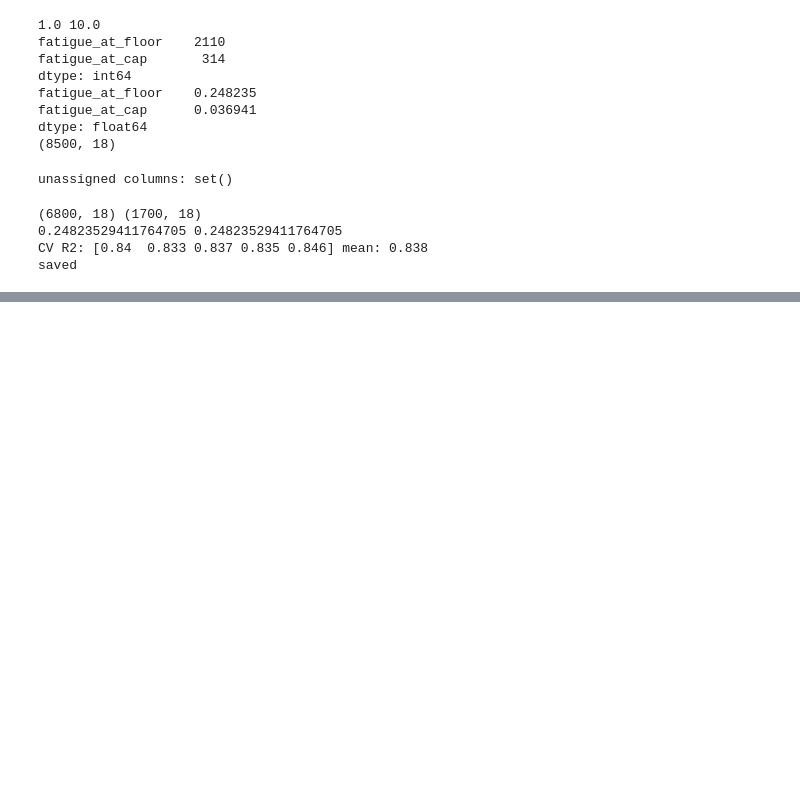
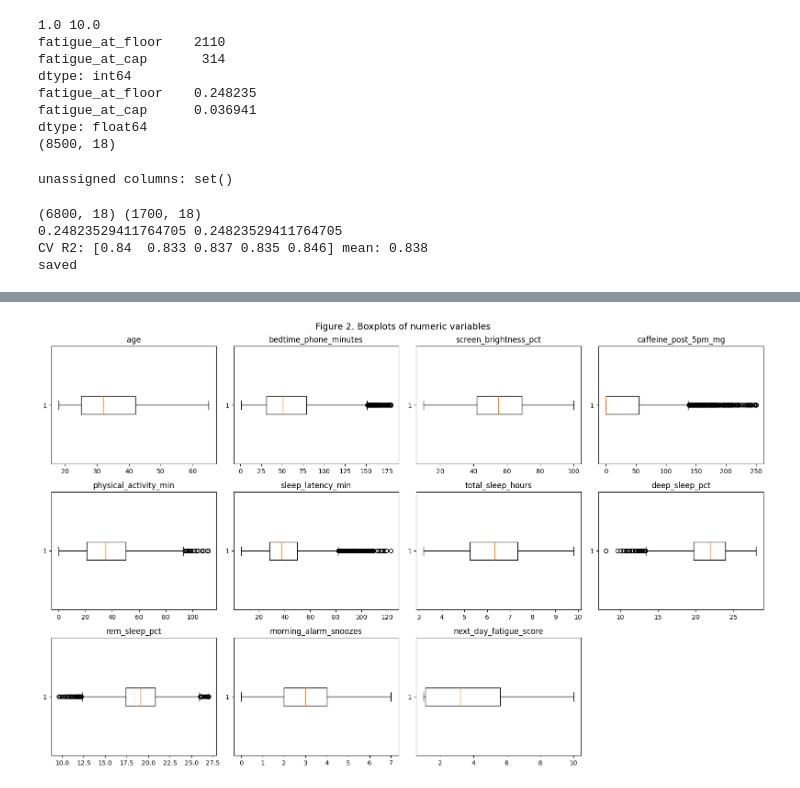
Before and after one commit to eu1dev/Data-Science, a Jupyter notebook: main.ipynb, the cells around one changed output, grey strips where cells are left out. Cells and saved outputs as stored; diff of their text form; code cells hidden in the pictures; blank space fills up the shorter version.

```diff
--- a/main.ipynb
+++ b/main.ipynb
@@ -121,0 +165,14 @@ saved
+# %%
+# %% Cell 3: Figure 2, boxplots of all numeric variables
+fig, axes = plt.subplots(3, 4, figsize=(16, 10))
+for ax, col in zip(axes.ravel(), numeric_cols):
+    ax.boxplot(eda[col], vert=False)
+    ax.set_title(col)
+for ax in axes.ravel()[len(numeric_cols):]:
+    ax.axis("off")
+fig.suptitle("Figure 2. Boxplots of numeric variables", fontsize=14)
+plt.tight_layout()
+plt.savefig("figures/fig2_boxplots.png", dpi=150)
+plt.show()
+# %% [output]
+[figure, added]
```
Also changed, not shown: parts of 6 cells of this notebook, 3 other files.
